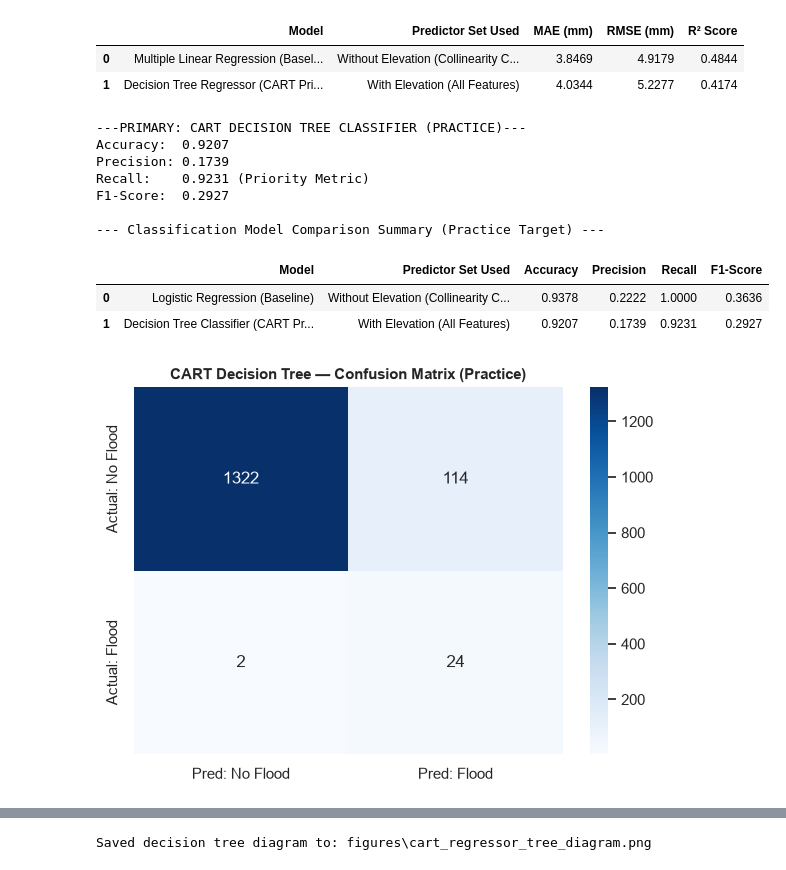
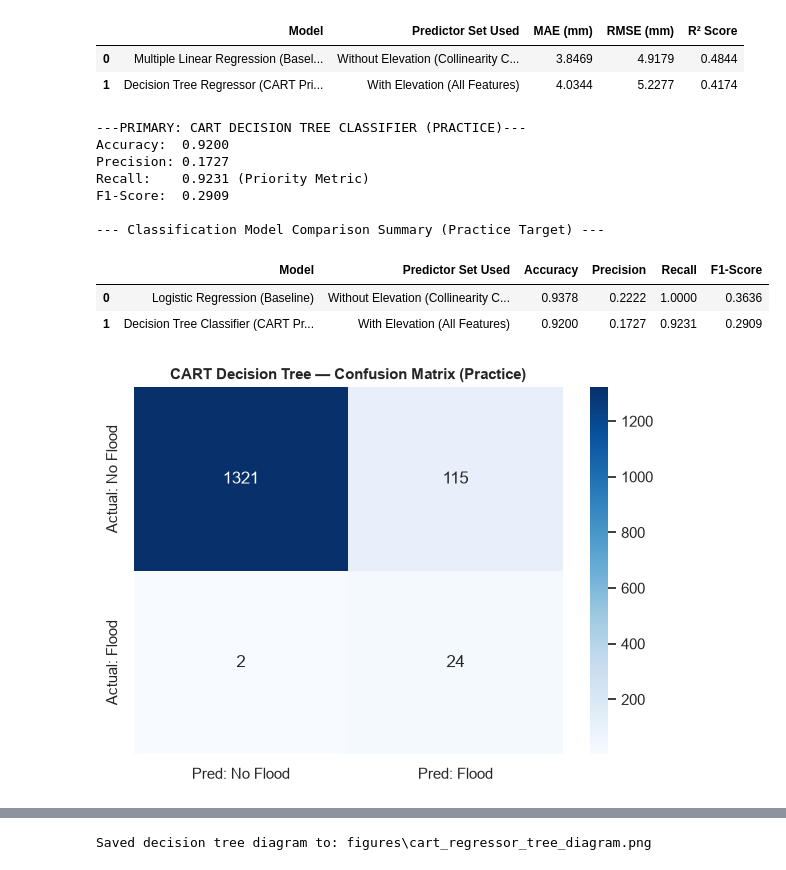
Before and after one commit to redkyladenise/flood-risk-system, a Jupyter notebook: notebooks/03_model_training.ipynb, the cells around one changed output, grey strips where cells are left out. Drawn from its saved outputs; the diff is of its cells as text; code cells hidden in the pictures.

```diff
--- a/notebooks/03_model_training.ipynb
+++ b/notebooks/03_model_training.ipynb
@@ -228,7 +228,7 @@ R-squared (R2 Score):          0.4174
 # Predictor set: WITH Elevation_m and all Location dummies
 
 tree_clf_model = DecisionTreeClassifier(
-    max_depth=3, class_weight="balanced", random_state=42
+    max_depth=3, class_weight="balanced", min_samples_leaf=20, random_state=42
 )
 tree_clf_model.fit(X_train_cart_clf, y_train_clf)
 
@@ -262,36 +262,36 @@ comparison_clf_df = pd.DataFrame(
     }
 )
 
 print("\n--- Classification Model Comparison Summary (Practice Target) ---")
 display(comparison_clf_df.round(4))
 
 cm_tree = confusion_matrix(y_test_clf, y_pred_tree_clf)
 plt.figure(figsize=(6, 4.5))
 sns.heatmap(
     cm_tree,
     annot=True,
     fmt="d",
     cmap="Blues",
     xticklabels=["Pred: No Flood", "Pred: Flood"],
     yticklabels=["Actual: No Flood", "Actual: Flood"],
 )
 plt.title(
     "CART Decision Tree — Confusion Matrix (Practice)",
     fontsize=11,
     fontweight="bold",
 )
 plt.tight_layout()
 plt.show()
 # %% [output]
 ---PRIMARY: CART DECISION TREE CLASSIFIER (PRACTICE)---
-Accuracy:  0.9207
-Precision: 0.1739
+Accuracy:  0.9200
+Precision: 0.1727
 Recall:    0.9231 (Priority Metric)
-F1-Score:  0.2927
+F1-Score:  0.2909
 
 --- Classification Model Comparison Summary (Practice Target) ---
 |  | Model | Predictor Set Used | Accuracy | Precision | Recall | F1-Score |
 | 0 | Logistic Regression (Baseline) | Without Elevation (Collinearity C... | 0.9378 | 0.2222 | 1.0000 | 0.3636 |
-| 1 | Decision Tree Classifier (CART Pr... | With Elevation (All Features) | 0.9207 | 0.1739 | 0.9231 | 0.2927 |
+| 1 | Decision Tree Classifier (CART Pr... | With Elevation (All Features) | 0.9200 | 0.1727 | 0.9231 | 0.2909 |
 [figure]
 # %%
```
Also changed, not shown: parts of 6 cells of this notebook, 5 other files.
